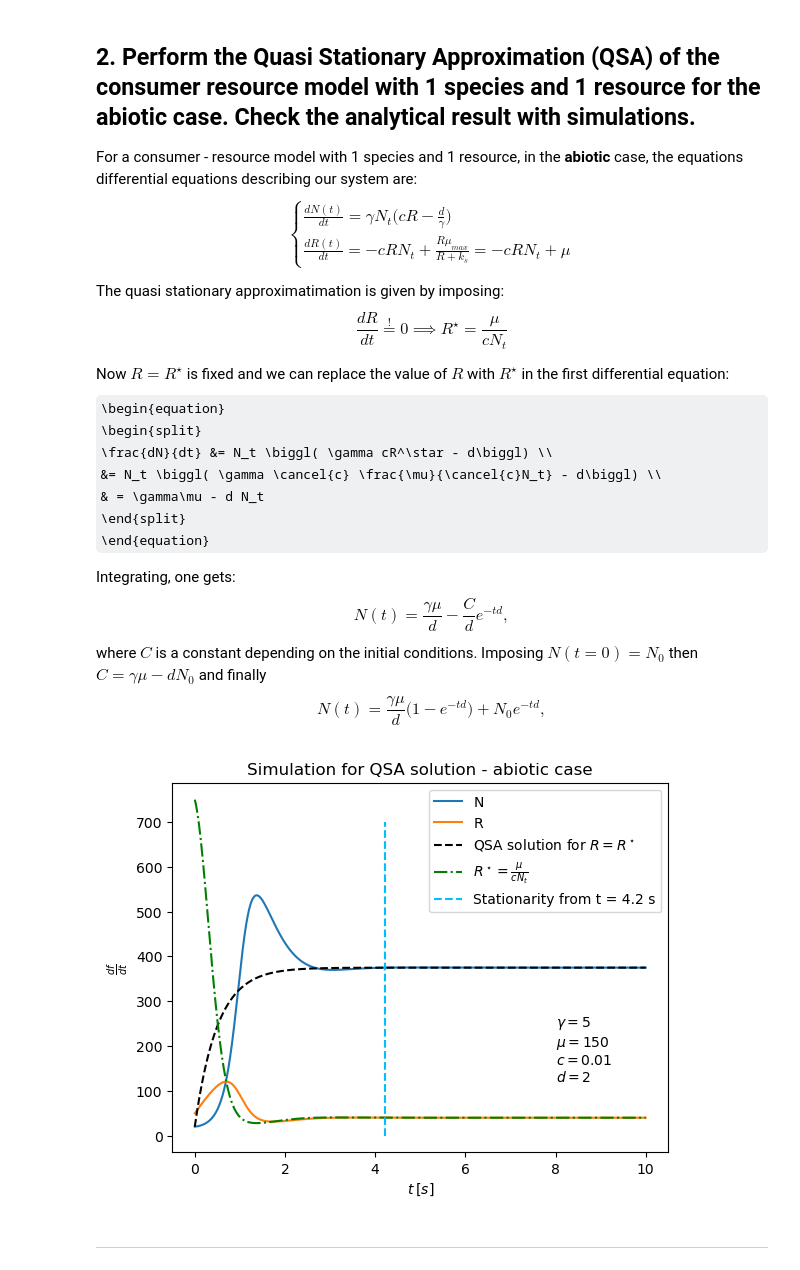
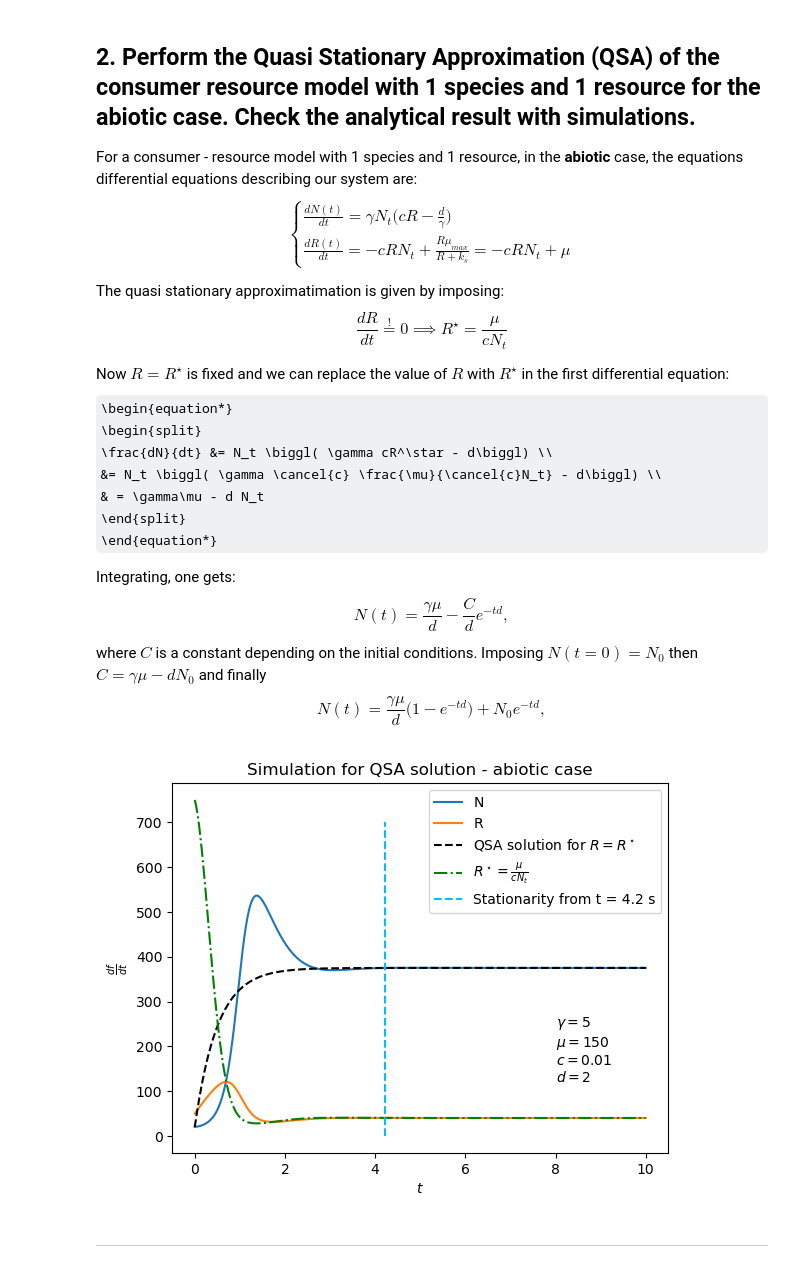
Before and after one commit to RiccardoTancredi/P.M.L.S., a Jupyter notebook: Exercise1/Exercise1.ipynb, the cells around one changed output. Saved outputs shown, nothing was run; the diff lists cells and outputs as text; code cells hidden in the pictures; some formulas as TeX source.

```diff
--- a/Exercise1/Exercise1.ipynb
+++ b/Exercise1/Exercise1.ipynb
@@ -39,35 +39,35 @@ We understand then that $N^\star = 0$ is an unstable point, while $N^\star = k$
 ## 2. Perform the Quasi Stationary Approximation (QSA) of the consumer resource model with 1 species and 1 resource for the abiotic case. Check the analytical result with simulations.
 
 For a consumer - resource model with 1 species and 1 resource, in the **abiotic** case, the equations differential equations describing our system are:
-\begin{equation}
+\begin{equation*}
     \begin{cases}
         \frac{dN(t)}{dt} = \gamma N_t \biggl( cR - \frac{d}{\gamma}\biggl) \\
         \frac{dR(t)}{dt} = -cR N_t + \frac{R\mu_{max}}{R+k_s} = -cRN_t + \mu
     \end{cases}
-\end{equation}
+\end{equation*}
 
 The quasi stationary approximatimation is given by imposing:
-\begin{equation}
+\begin{equation*}
     \frac{dR}{dt} \overset{!}{=} 0 \implies R^\star = \frac{\mu}{cN_t}
-\end{equation}
+\end{equation*}
 
 Now $R=R^\star$ is fixed and we can replace the value of $R$ with $R^\star$ in the first differential equation:
-\begin{equation}
+\begin{equation*}
     \begin{split}
         \frac{dN}{dt} &= N_t \biggl( \gamma cR^\star - d\biggl) \\
                       &= N_t \biggl( \gamma \cancel{c} \frac{\mu}{\cancel{c}N_t} - d\biggl) \\
                       & = \gamma\mu - d N_t
     \end{split}
-\end{equation}
+\end{equation*}
 
 Integrating, one gets:
-\begin{equation}
+\begin{equation*}
     N(t) = \frac{\gamma\mu}{d}-\frac{C}{d}e^{-td},
-\end{equation}
+\end{equation*}
 where $C$ is a constant depending on the initial conditions. Imposing $N(t=0) = N_0$ then $C = \gamma\mu - dN_0$ and finally
-\begin{equation}
+\begin{equation*}
     N(t) = \frac{\gamma\mu}{d}\biggl(1-e^{-td}\biggl) + N_0e^{-td},
-\end{equation}
+\end{equation*}
 # %%
 # Simulating the QSA:
 import numpy as np
@@ -102,31 +102,31 @@ t, u = evolution.solve(t_span=(0, 10), N=10000)
 # %%
 plt.plot(t, u[:, 0], label='N')
 plt.plot(t, u[:, 1], label='R')
 
 def QSA_solution(t, gamma, mu, d, N_0):
     return gamma*mu/d * (1-np.exp(-t*d)) + N_0*np.exp(-t*d)
 y = np.array([QSA_solution(time, gamma, mu, d, N_0) for time in t])
 
 plt.plot(t, y, linestyle='dashed', color='k', label=f'QSA solution for '+r'$R=R^\star$')
 R_star = mu/(c*u[:, 0])
 
 def stationarity_index(R_star):
     ind = np.where(np.array([np.allclose(R_star[-1], R_star[i]) for i in range(len(R_star))]) == True)[0][0]
     return ind
 
 plt.plot(t, R_star, ls='-.', color='g', label=r'$R^\star=\frac{\mu}{cN_t}$')
 t_0 = t[stationarity_index(R_star)]
 plt.vlines(t_0, 0, 700, color="deepskyblue", ls='--', label=f'Stationarity from t = {round(t_0, 1)} s')
-plt.xlabel(r'$t\:[s]$')
+plt.xlabel(r'$t$')
 plt.ylabel(r'$\frac{df}{dt}$')
 plt.text(8, 120, r'$\gamma =$'+f'{gamma}\n'+r'$\mu =$'+f'{mu}\n'+r'$c =$'+f'{c}\n'+r'$d=$'+f'{d}')
 plt.title('Simulation for QSA solution - abiotic case')
 plt.savefig('Simulation_QSA_solution.png', dpi=300)
 plt.legend()
 
 plt.show()
 # %% [output]
-[figure, old version]
+[figure, new version]
 # %% [markdown]
 ---
 # %% [markdown]
```
Also changed, not shown: parts of 4 cells of this notebook, 38 other files.
